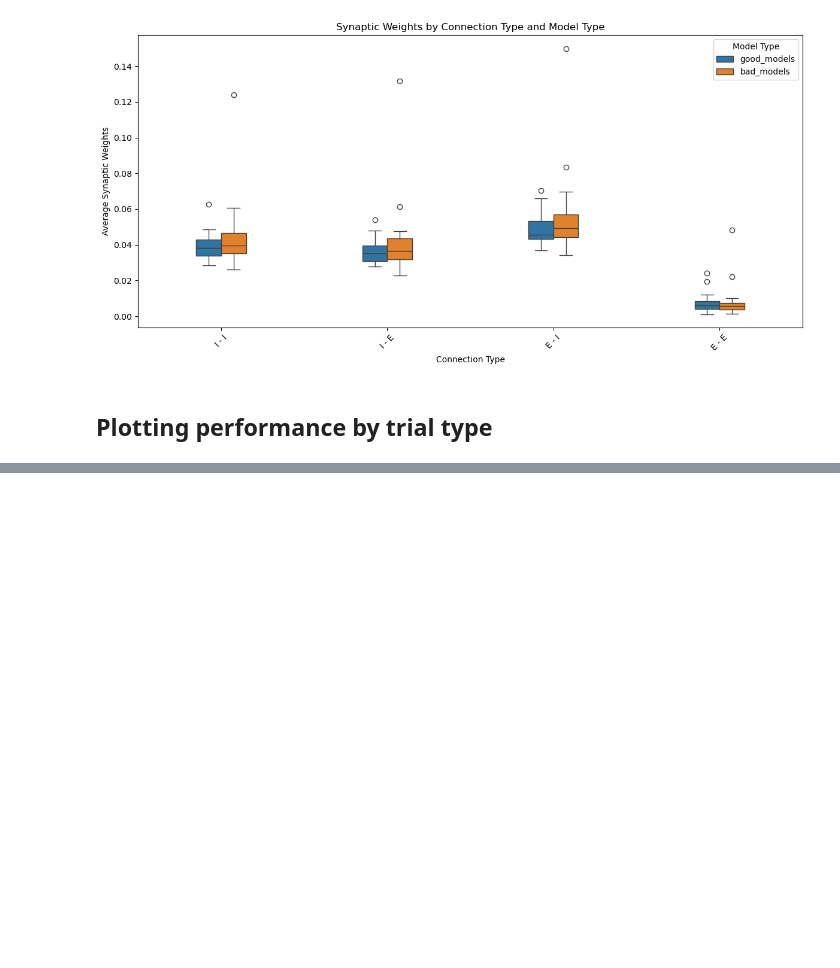
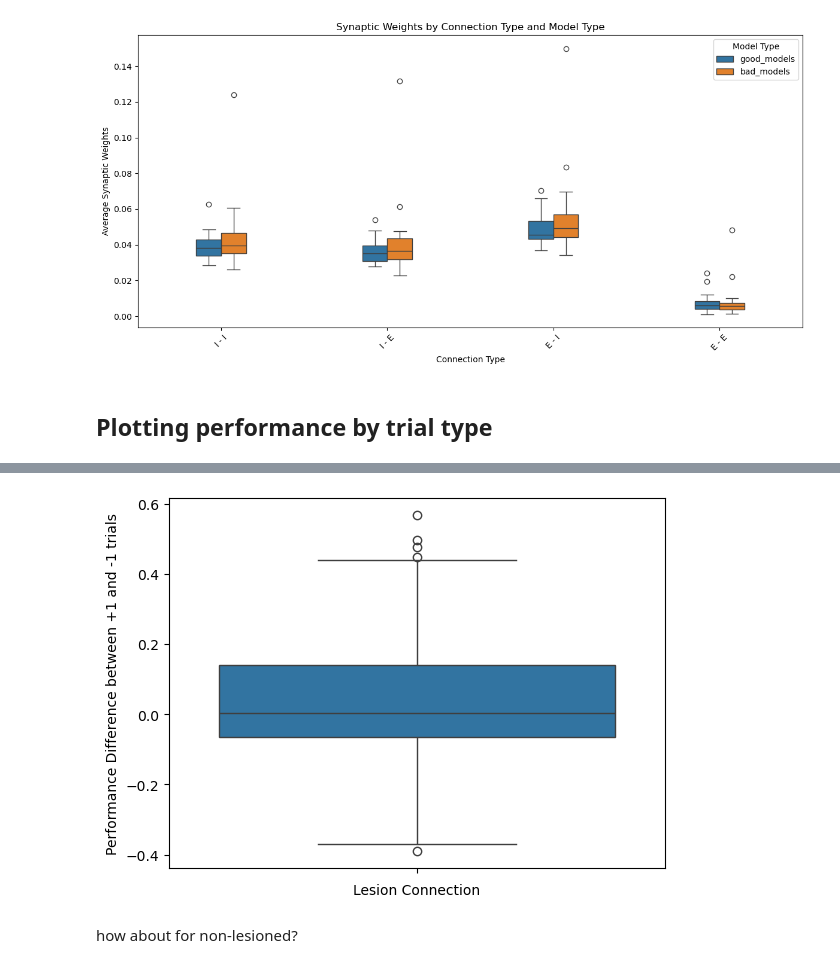
Before and after one commit to renee-tung/spikeRNN, a Jupyter notebook: rate/plot_performance.ipynb, the cells around one changed output, grey strips where cells are left out. Cells and saved outputs as stored; diff of their text form; code cells hidden in the pictures; blank space fills up the shorter version.

```diff
--- a/rate/plot_performance.ipynb
+++ b/rate/plot_performance.ipynb
@@ -292,0 +356,10 @@ KeyError: 'model_perf_mean_plus'
+# %%
+plt.figure()
+sns.boxplot(np.array(group1) - np.array(group2))
+plt.xlabel('Lesion I-I Connection')
+plt.ylabel('Performance Difference between +1 and -1 trials')
+plt.show()
+# %% [output]
+[figure, added]
+# %% [markdown]
+how about for non-lesioned?
```
Also changed, not shown: parts of 8 cells of this notebook.
